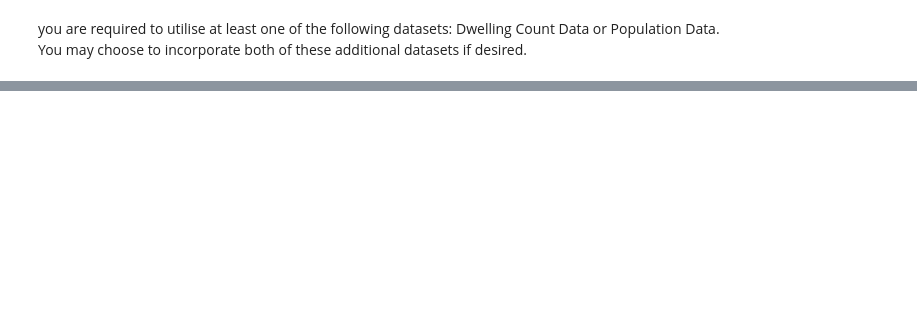
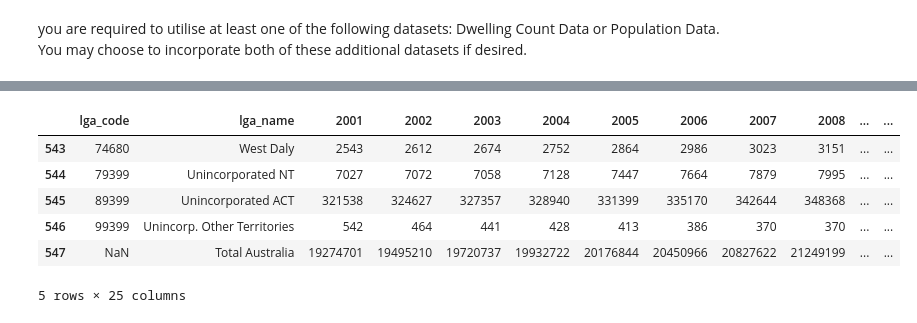
Before and after one commit to gambit0070/Data-Warehouse, a Jupyter notebook: ETL.ipynb, the cells around one changed output, grey strips where cells are left out. Drawn from its saved outputs; the diff is of its cells as text; code cells hidden in the pictures; blank space fills up the shorter version.

Commit message:
Populaition and dim_tables
Made population table
Start dim_tables

```diff
--- a/ETL.ipynb
+++ b/ETL.ipynb
@@ -294,2 +294,6 @@ Cleaned data saved to bitre_fatalities_cleaned2.xlsx
 # %% [markdown]
 you are required to utilise at least one of the following datasets: Dwelling Count Data or Population Data. You may choose to incorporate both of these additional datasets if desired.
+# %%
+file_path = "Population.xlsx"
+population = pd.read_excel(file_path, sheet_name="Table 1", skiprows=5) # Can be improved
+print(population.head())
@@ -295,0 +318,23 @@ you are required to utilise at least one of the following datasets: Dwelling Cou
+# %%
+# Clean the columnnames
+year_colnames = population.columns[2:].tolist()  # Get the first row for year column names
+lga_colnames = population.iloc[0, :2].tolist()  # Get the first two columns for LGA names
+
+# change 'local_government_area' to 'lga_name'
+lga_colnames[1] = 'lga_name'
+
+
+for i in range(len(lga_colnames)):
+    lga_colnames[i] = lga_colnames[i].strip().lower().replace(' ', '_').replace('/', '_')
+population.columns = lga_colnames + year_colnames  # Combine the two lists
+population = population[1:-1].reset_index(drop=True)  # Skip the first row and the last row with '© Commonwealth of Australia'
+population.head()
+population.tail()
+# %% [output]
+|  | lga_code | lga_name | 2001 | 2002 | 2003 | 2004 | 2005 | 2006 | 2007 | 2008 | ... | ... |
+| 543 | 74680 | West Daly | 2543 | 2612 | 2674 | 2752 | 2864 | 2986 | 3023 | 3151 | ... | ... |
+| 544 | 79399 | Unincorporated NT | 7027 | 7072 | 7058 | 7128 | 7447 | 7664 | 7879 | 7995 | ... | ... |
+| 545 | 89399 | Unincorporated ACT | 321538 | 324627 | 327357 | 328940 | 331399 | 335170 | 342644 | 348368 | ... | ... |
+| 546 | 99399 | Unincorp. Other Territories | 542 | 464 | 441 | 428 | 413 | 386 | 370 | 370 | ... | ... |
+| 547 | NaN | Total Australia | 19274701 | 19495210 | 19720737 | 19932722 | 20176844 | 20450966 | 20827622 | 21249199 | ... | ... |
+5 rows × 25 columns
```
Also changed, not shown: parts of 9 cells of this notebook, 7 other files.
